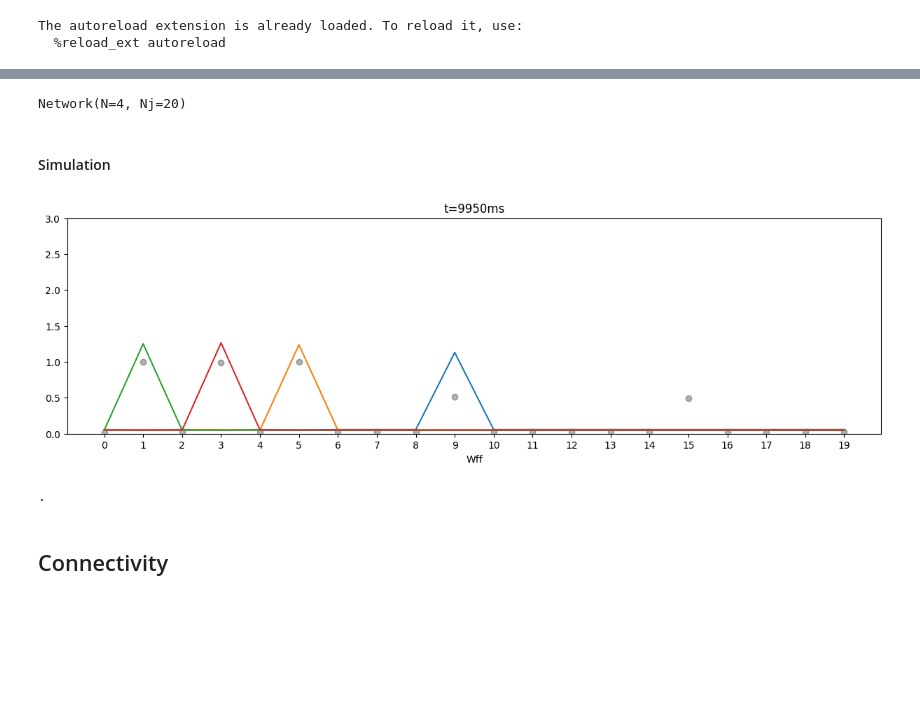
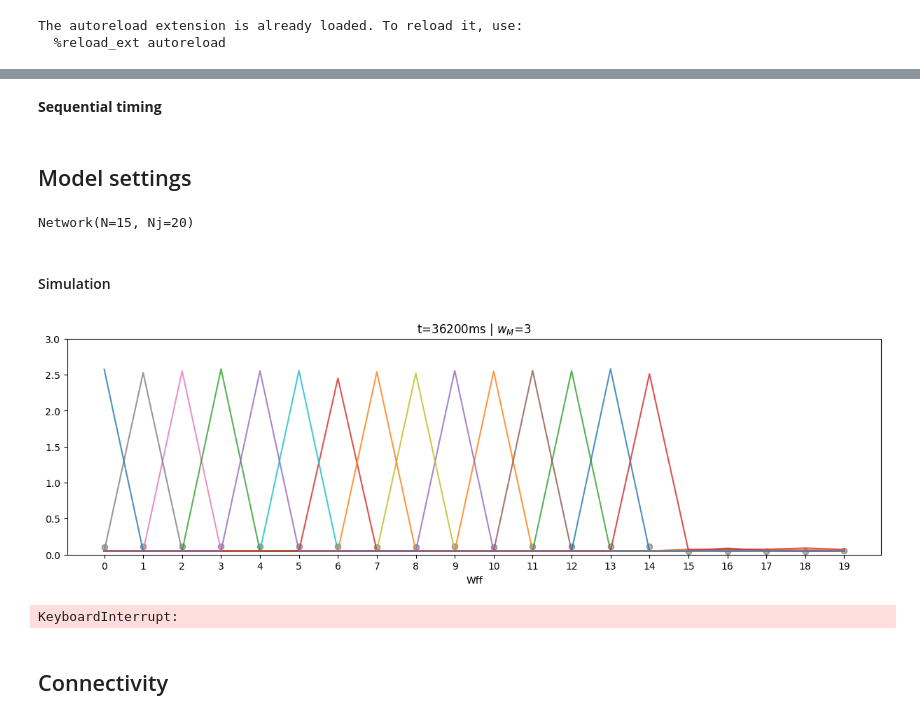
Before and after one commit to iKiru-hub/PCNN, a Jupyter notebook: pcnn_lab.ipynb, the cells around one changed output, grey strips where cells are left out. Saved outputs shown, nothing was run; the diff lists cells and outputs as text; code cells hidden in the pictures; blank space fills up the shorter version.

```diff
--- a/pcnn_lab.ipynb
+++ b/pcnn_lab.ipynb
@@ -17,0 +20,4 @@ def clf():
+# %%
+N = 15
+Nj = 20
+T = 10*1000
@@ -29,3 +33,5 @@ Sj[:, 3] = np.random.binomial(1, 200/1000, size=(T, 1))
 Sj[:, 5] = np.random.binomial(1, 200/1000, size=(T, 1))
 Sj[:, 9] = np.random.binomial(1, 100/1000, size=(T, 1))
 Sj[:, 15] = np.random.binomial(1, 100/1000, size=(T, 1))
+# %% [markdown]
+**Sequential timing**
@@ -32,64 +54,49 @@ Sj[:, 15] = np.random.binomial(1, 100/1000, size=(T, 1))
+# %% [markdown]
+## Model settings
 # %%
-N = 4
-
-net = mod.Network(N=N, Nj=Nj, learnable=True, lr=1e-2,
+net = mod.Network(N=N, Nj=Nj, learnable=True, lr=2e-2,
                   wr_const=1,
-                  wff_const=2.2,
-                  wff_max=2,
+                  wff_const=3.5,
+                  wff_max=3,
                   wff_min=0.05,
-                  wff_beta=0.01,
-                  wff_tau=150,
-                  tau_u=30,
-                  syn_ff_min=0.03,
+                  wff_beta=0.02,
+                  wff_tau=80,
+                  tau_u=50,
+                  syn_ff_min=0.04,
                  )
 # %% [output]
-Network(N=4, Nj=20)
+Network(N=15, Nj=20)
 # %% [markdown]
 #### Simulation
 # %%
 net.reset()
 
 sp = np.zeros(Nj)
 for t in range(T):
 
     net.step(Sj=Sj[t])
     sp += Sj[t, :, 0]
 
     #plt.clf()
-    if t%100 == 0:
+    if t%200 == 0:
         clf()
         fig = plt.figure(figsize=(15, 4))
 
-        #plt.subplot(231)
-        #plt.plot(range(N), net.record[:, 0])
-        #plt.title("exc drive")
-        #plt.ylim((-1, 6))
-
-        #plt.subplot(232)
-        #plt.plot(range(N), net.record[:, 1])
-        #plt.title("inh drive")
-        #plt.ylim((0, 6))
-
-        #plt.subplot(233)
-        #plt.plot(range(N), net.record[:, 2])
-        #plt.title("u")
-        #plt.ylim((-80, -40))
-
         plt.plot(range(Nj), sp / (t+1) * 5, 'ok', alpha=0.3)
 
-        #plt.subplot(212)
         for i in range(N):
-            plt.plot(range(Nj), net.Wff[i])
+            plt.plot(range(Nj), net.Wff[i], alpha=0.8, label=f"w/max={net.record[i, 0]:.3f}\n$\\tau_w$={net.wff_tau[i, 0]:.0f}")
         plt.xlabel("Wff")
-        plt.title(f"t={t+50}ms")
+        plt.title(f"t={t+200}ms | $w_M$={net.wff_max}")
         plt.ylim((0, 3))
         plt.xticks((range(Nj)))
+        #plt.legend()
         plt.pause(0.1)
 
 print(".")
 # %% [output]
-[figure, old version]
+[figure, new version]
-.
+KeyboardInterrupt:
 # %% [markdown]
 ## Connectivity
 # %%
```
Also changed, not shown: parts of 5 cells of this notebook, 2 other files.
